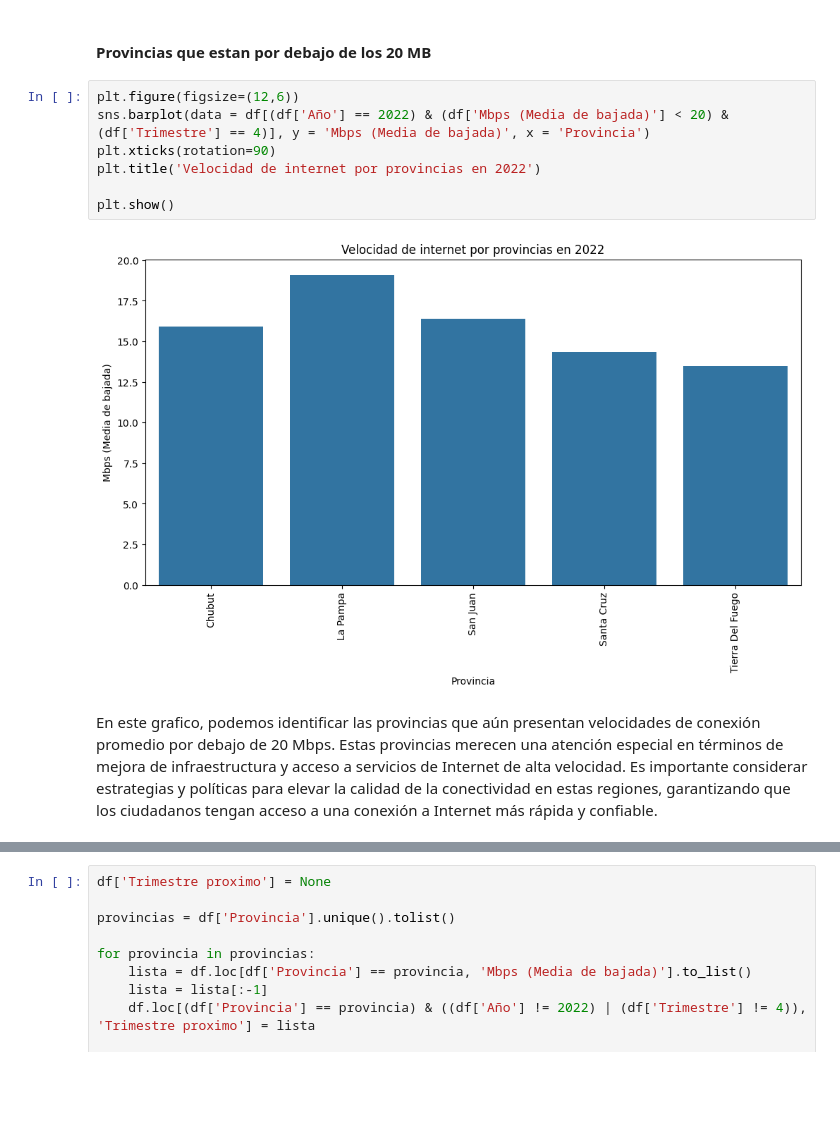
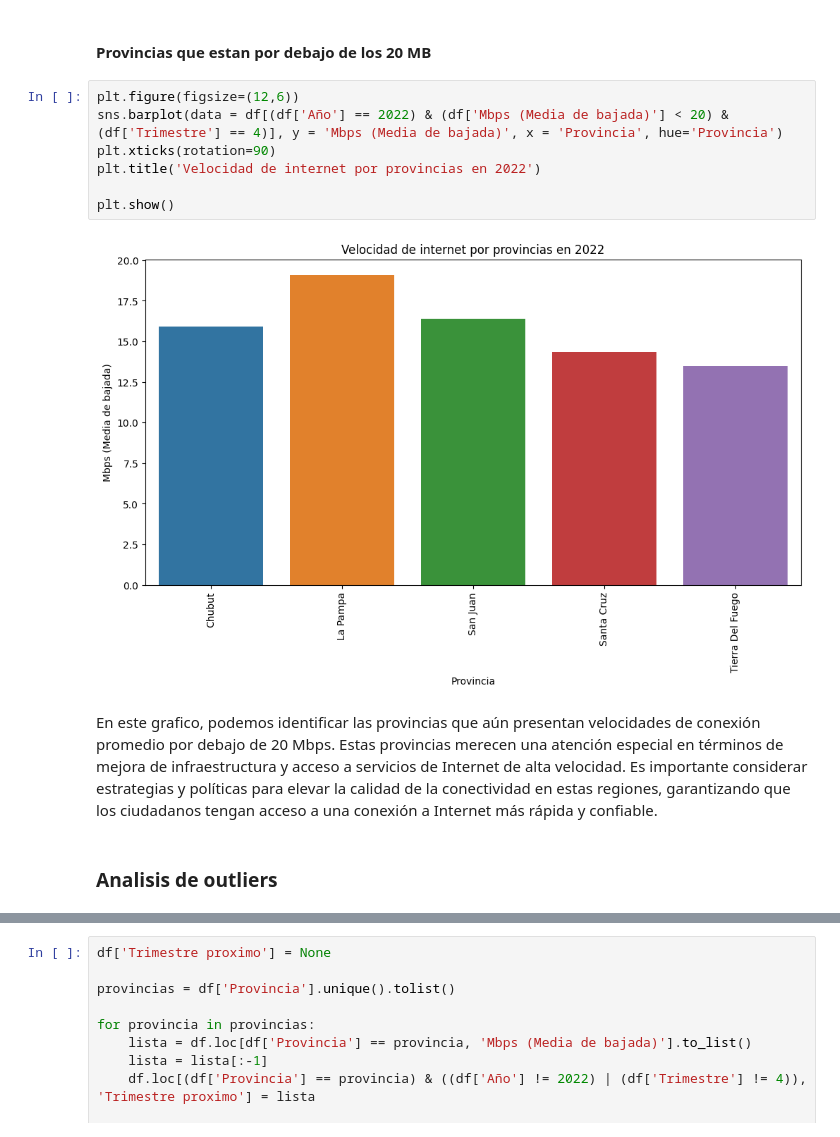
Before and after one commit to DamianAlbarino/Data-analysis-de-telecomunicaciones, a Jupyter notebook: EDA.ipynb, the cells around one changed output, grey strips where cells are left out. Cells and saved outputs as stored; diff of their text form; blank space fills up the shorter version.

```diff
--- a/EDA.ipynb
+++ b/EDA.ipynb
@@ -507,12 +586,14 @@ Al dia de hoy hay pocas provincias que estan por debajo de los 20 MB, que seria
 #### Provincias que estan por debajo de los 20 MB
 # %%
 plt.figure(figsize=(12,6))
-sns.barplot(data = df[(df['Año'] == 2022) & (df['Mbps (Media de bajada)'] < 20) & (df['Trimestre'] == 4)], y = 'Mbps (Media de bajada)', x = 'Provincia')
+sns.barplot(data = df[(df['Año'] == 2022) & (df['Mbps (Media de bajada)'] < 20) & (df['Trimestre'] == 4)], y = 'Mbps (Media de bajada)', x = 'Provincia', hue='Provincia')
 plt.xticks(rotation=90)
 plt.title('Velocidad de internet por provincias en 2022')
 
 plt.show()
 # %% [output]
-[figure, old version]
+[figure, new version]
 # %% [markdown]
 En este grafico, podemos identificar las provincias que aún presentan velocidades de conexión promedio por debajo de 20 Mbps. Estas provincias merecen una atención especial en términos de mejora de infraestructura y acceso a servicios de Internet de alta velocidad. Es importante considerar estrategias y políticas para elevar la calidad de la conectividad en estas regiones, garantizando que los ciudadanos tengan acceso a una conexión a Internet más rápida y confiable.
+# %% [markdown]
+### Analisis de outliers
```
Also changed, not shown: parts of 22 cells of this notebook, 8 other files.
